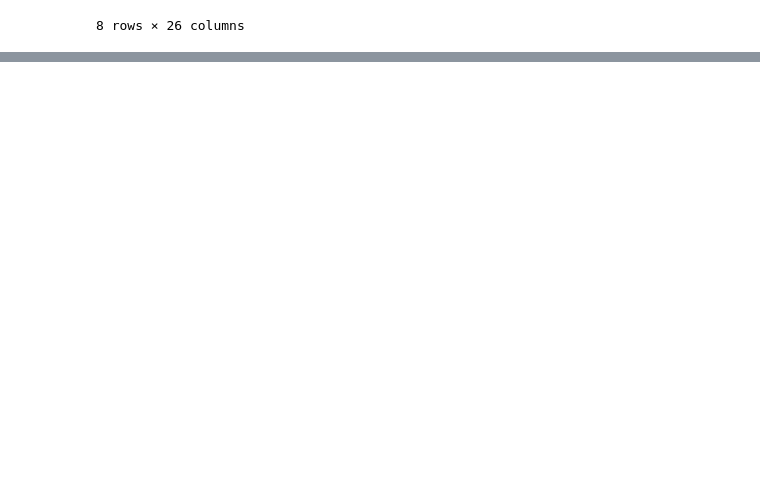
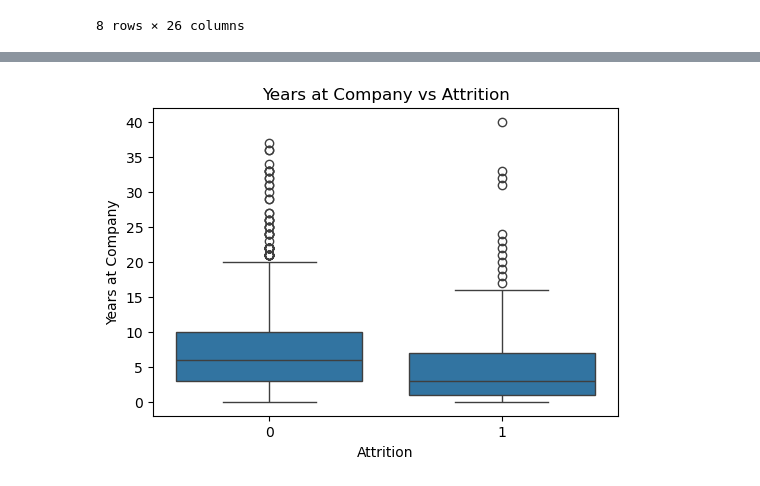
Before and after one commit to tamilselvinp/Employee-Attrition-Analysis-and-Prediction, a Jupyter notebook: employee.ipynb, the cells around one changed output, grey strips where cells are left out. Saved outputs shown, nothing was run; the diff lists cells and outputs as text; code cells hidden in the pictures; blank space fills up the shorter version.

```diff
--- a/employee.ipynb
+++ b/employee.ipynb
@@ -1116,0 +210,36 @@ df
+# %%
+# Drop missing values
+df.dropna(inplace=True)
+# %%
+# Remove duplicates if any
+df.drop_duplicates(inplace=True)
+# %%
+#4. Encode Categorical Variables (MANUAL MAPPING)
+df['Attrition'] = df['Attrition'].map({'Yes': 1, 'No': 0})
+df['OverTime'] = df['OverTime'].map({'Yes': 1, 'No': 0})
+df['Gender'] = df['Gender'].map({'Female': 0, 'Male': 1})
+
+df['MaritalStatus'] = df['MaritalStatus'].map({
+    'Single': 0,
+    'Married': 1,
+    'Divorced': 2
+})
+
+df['Department'] = df['Department'].map({
+    'Sales': 0,
+    'Research & Development': 1,
+    'Human Resources': 2
+})
+
+df['BusinessTravel'] = df['BusinessTravel'].map({
+    'Travel_Rarely': 0,
+    'Travel_Frequently': 1,
+    'Non-Travel': 2
+})
+# %%
+# Encode remaining categorical columns
+from sklearn.preprocessing import LabelEncoder
+
+le = LabelEncoder()
+for col in df.select_dtypes(include='object').columns:
+    df[col] = le.fit_transform(df[col])
@@ -1116,0 +277,10 @@ df
+# %%
+#3.2Years at Company vs Attrition
+plt.figure(figsize=(6,4))
+sns.boxplot(x='Attrition', y='YearsAtCompany', data=df)
+plt.title("Years at Company vs Attrition")
+plt.xlabel("Attrition")
+plt.ylabel("Years at Company")
+plt.show()
+# %% [output]
+[figure, added]
```
Also changed, not shown: parts of 179 cells of this notebook, 1 other file.
